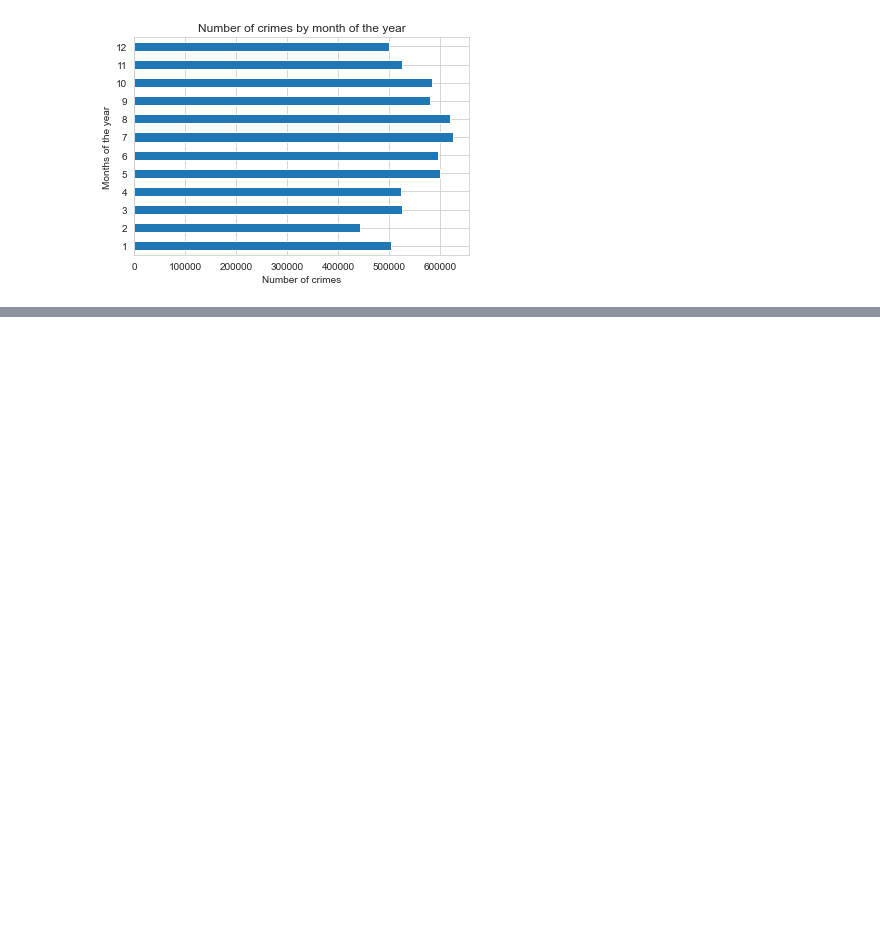
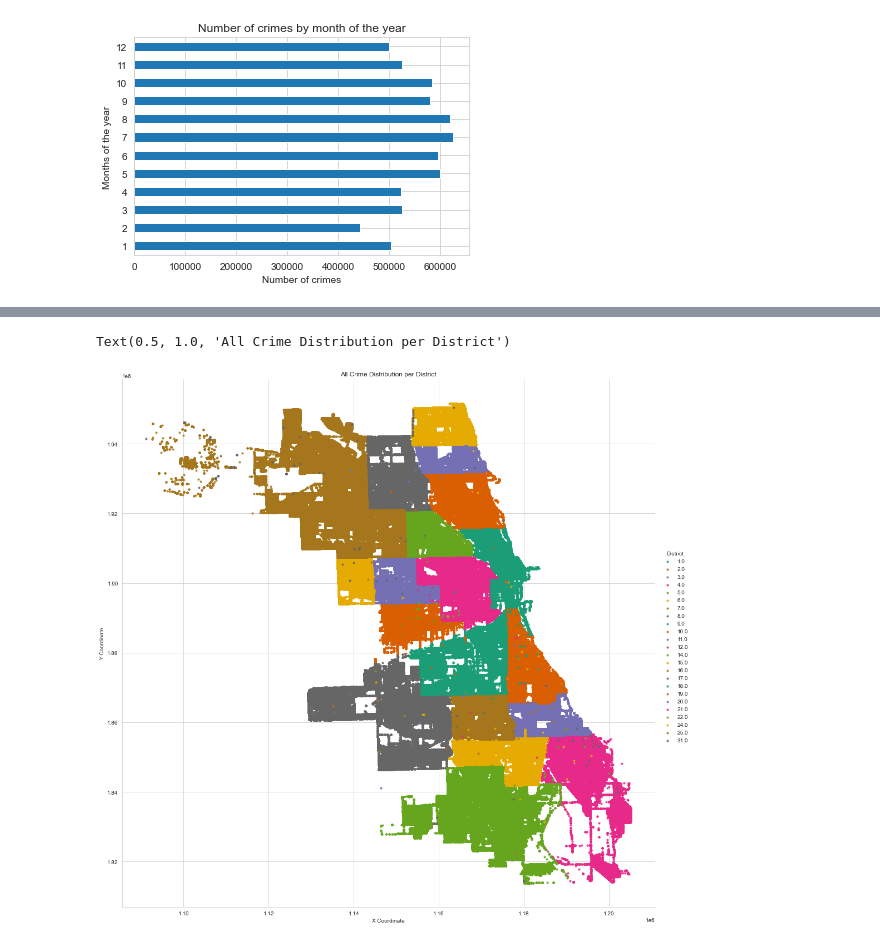
Before and after one commit to tejalvs/ChicagoCrimeAnalysis, a Jupyter notebook: DataCleaning_1.ipynb, the cells around one changed output, grey strips where cells are left out. Saved outputs shown, nothing was run; the diff lists cells and outputs as text; code cells hidden in the pictures; blank space fills up the shorter version.

```diff
--- a/DataCleaning_1.ipynb
+++ b/DataCleaning_1.ipynb
@@ -256,0 +277,17 @@ plt.show()
+# %%
+Crimes = Crimes.loc[(Crimes['X Coordinate']!=0)]
+sns.lmplot('X Coordinate',
+           'Y Coordinate',
+           data=Crimes[:],
+           fit_reg=False,
+           hue="District",
+           palette='Dark2',
+           size=14,
+           ci=2,
+           scatter_kws={"marker": "D",
+                        "s": 10})
+ax = plt.gca()
+ax.set_title("All Crime Distribution per District")
+# %% [output]
+Text(0.5, 1.0, 'All Crime Distribution per District')
+[figure, added]
```
Also changed, not shown: parts of 5 cells of this notebook.
